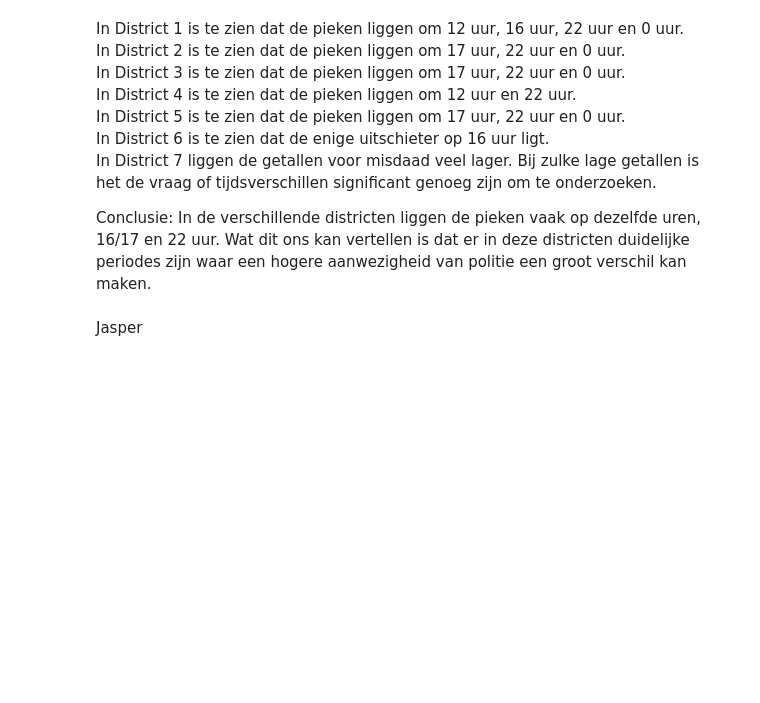
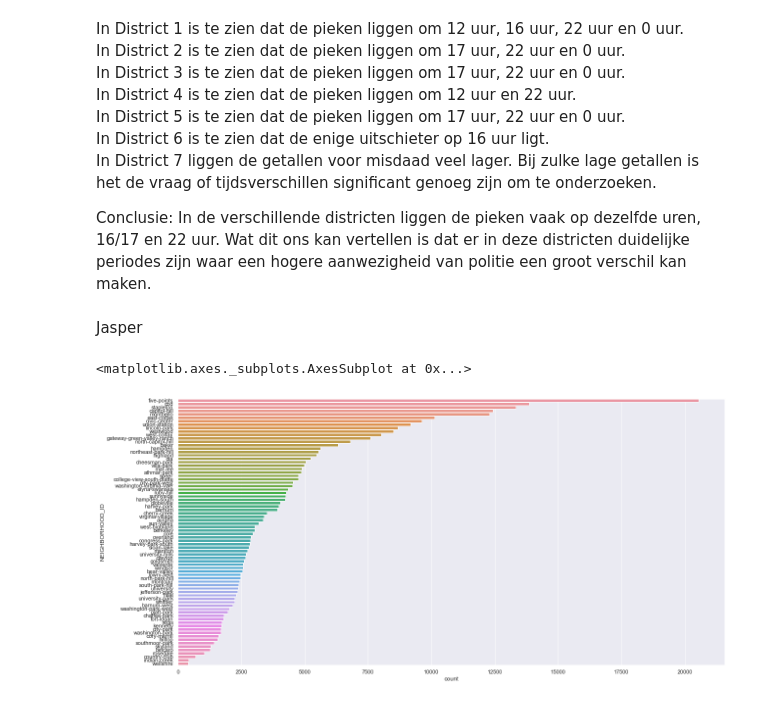
Before and after one commit to S1068835/Misdaad-Denver, a Jupyter notebook: Misdaad_Denver.ipynb, the cells around one changed output. Cells and saved outputs as stored; diff of their text form; code cells hidden in the pictures; blank space fills up the shorter version.

```diff
--- a/Misdaad_Denver.ipynb
+++ b/Misdaad_Denver.ipynb
@@ -406,3 +398,9 @@ In District 7 liggen de getallen voor misdaad veel lager. Bij zulke lage getalle
 Conclusie: In de verschillende districten liggen de pieken vaak op dezelfde uren, 16/17 en 22 uur. Wat dit ons kan vertellen is dat er in deze districten duidelijke periodes zijn waar een hogere aanwezigheid van politie een groot verschil kan maken.
 # %% [markdown]
 Jasper
+# %%
+sns.set(rc={ 'figure.figsize':(20.0, 10.0)})
+sns.countplot(y='NEIGHBORHOOD_ID', data=crime, order=crime['NEIGHBORHOOD_ID'].value_counts().index)
+# %% [output]
+<matplotlib.axes._subplots.AxesSubplot at 0x...>
+[figure, added]
```
Also changed, not shown: parts of 12 cells of this notebook.
